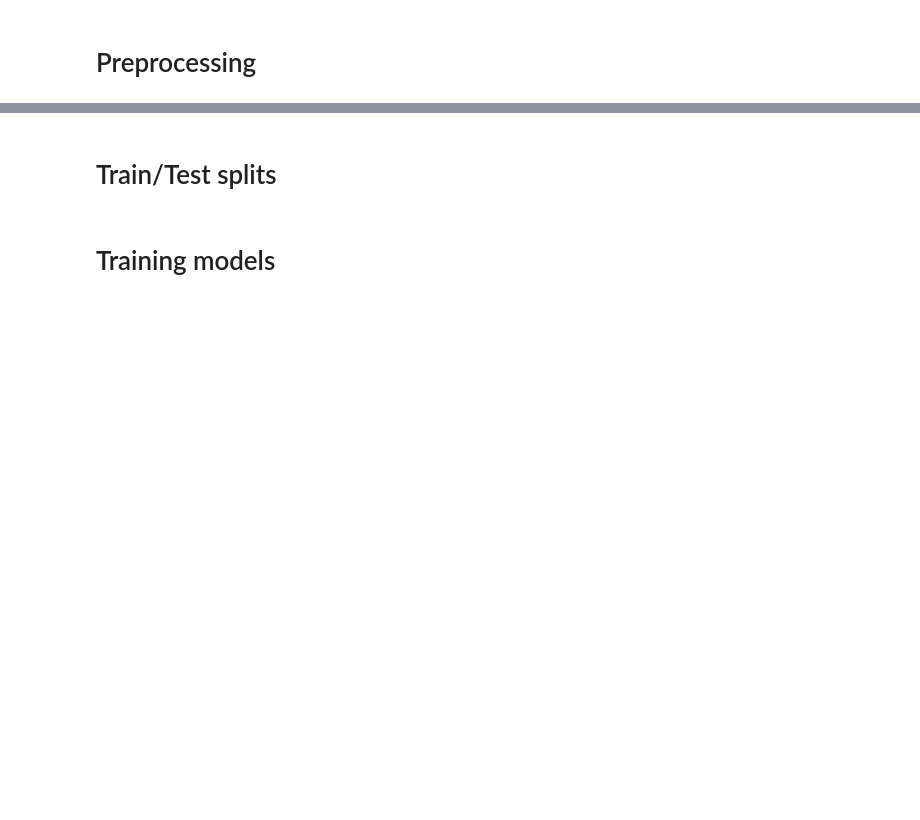
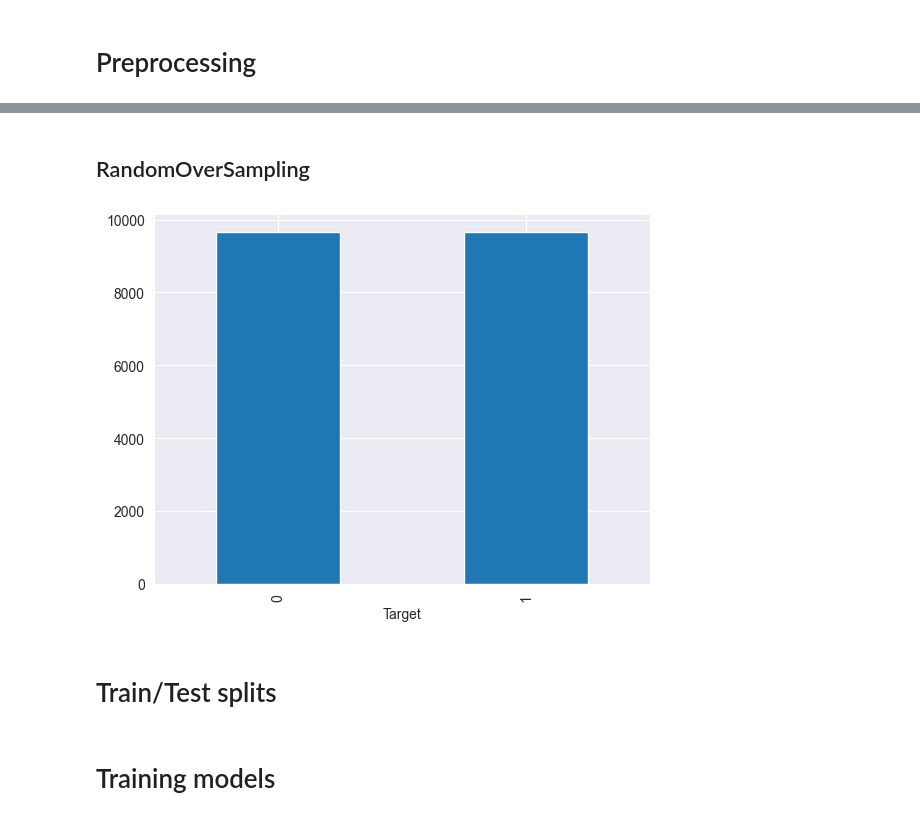
Before and after one commit to Ahtat204/Machine-Failure-Prediction, a Jupyter notebook: predictive_maintenance_classification.ipynb, the cells around one changed output, grey strips where cells are left out. Drawn from its saved outputs; the diff is of its cells as text; code cells hidden in the pictures; blank space fills up the shorter version.

```diff
--- a/predictive_maintenance_classification.ipynb
+++ b/predictive_maintenance_classification.ipynb
@@ -76,0 +64,5 @@ Name: count, dtype: int64
+# %%
+X=df.drop(['Failure Type'],axis=1)
+y=df['Failure Type']
+y.value_counts()
+df
@@ -97,7 +131,17 @@ y = df['Target']
+# %% [markdown]
+## RandomOverSampling
 # %%
-from sklearn.preprocessing import StandardScaler
-scaler = StandardScaler()
-X_scaled = scaler.fit_transform(X)
+ros=RandomOverSampler(sampling_strategy="not majority")
+X_res,y_res=ros.fit_resample(X,y)
+ax=y_res.value_counts().plot(kind='bar',)
+_=ax.get_legend()
+
+df_resampled=pd.DataFrame(X_res,columns=X_res.columns)
+df_resampled["Target"]=y_res
+Y=df_resampled["Target"]
+X=df_resampled.drop("Target",axis=1)
+# %% [output]
+[figure, added]
 # %% [markdown]
 # Train/Test splits
 # %%
```
Also changed, not shown: parts of 24 cells of this notebook.
